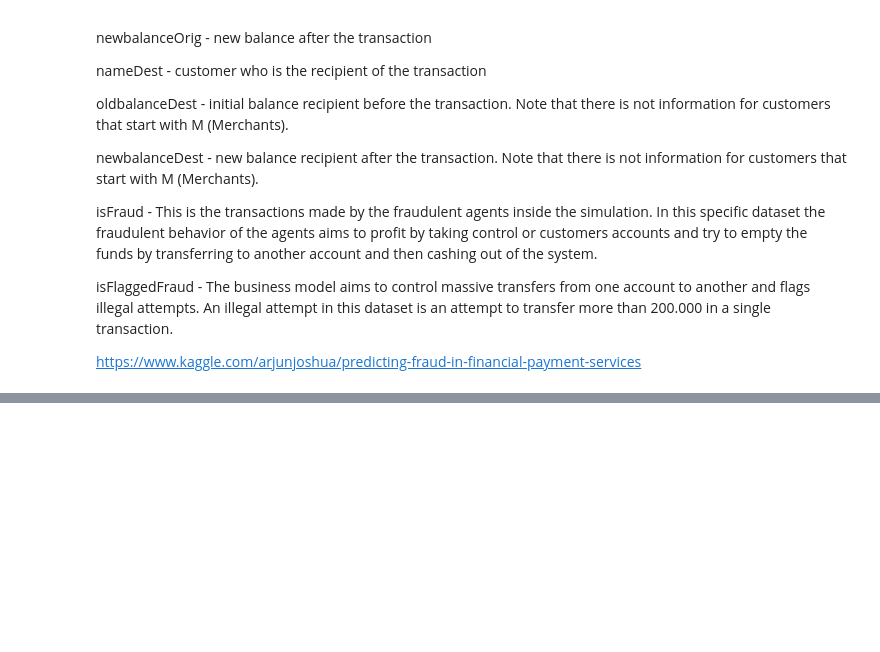
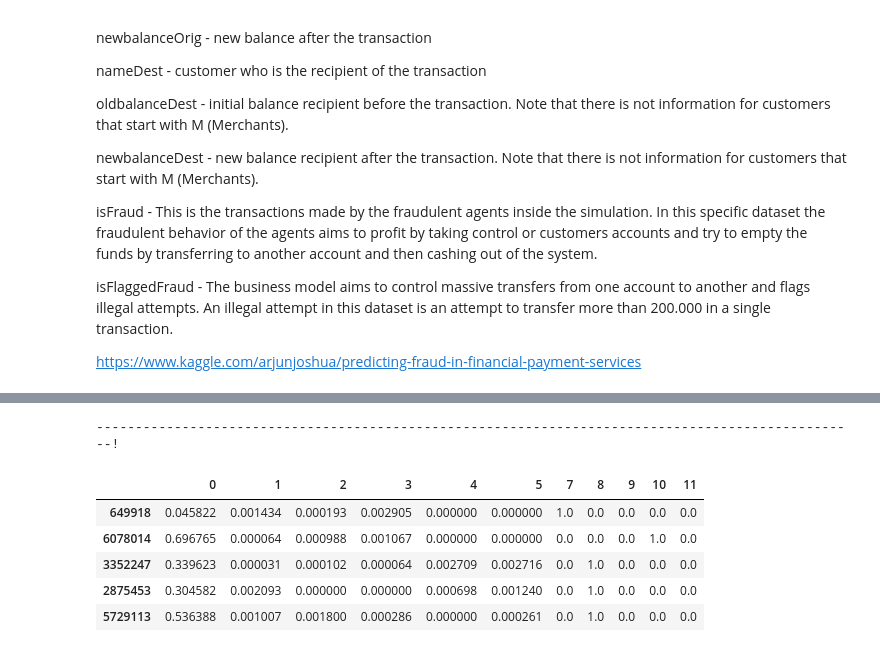
Before and after one commit to aagarwalgit/aws-bankfraud, a Jupyter notebook: Data_Exploration-Copy3.ipynb, the cells around one changed output, grey strips where cells are left out. Cells and saved outputs as stored; diff of their text form; code cells hidden in the pictures; blank space fills up the shorter version.

```diff
--- a/Data_Exploration-Copy3.ipynb
+++ b/Data_Exploration-Copy3.ipynb
@@ -224,0 +190,5 @@ pd.crosstab(index=test_data.iloc[:5000, 0], columns=np.round(predictions), rowna
+# %%
+#Deploying the model to be used
+xgb_predictor = xgb.deploy(initial_instance_count = 1, instance_type = 'ml.m4.xlarge')
+# %% [output]
+--------------------------------------------------------------------------------------------------!
@@ -224,0 +203,11 @@ pd.crosstab(index=test_data.iloc[:5000, 0], columns=np.round(predictions), rowna
+# %%
+test_data.head()
+test_data_new = test_data.drop([6],axis=1)
+test_data_new.head()
+# %% [output]
+|  | 0 | 1 | 2 | 3 | 4 | 5 | 7 | 8 | 9 | 10 | 11 |
+| 649918 | 0.045822 | 0.001434 | 0.000193 | 0.002905 | 0.000000 | 0.000000 | 1.0 | 0.0 | 0.0 | 0.0 | 0.0 |
+| 6078014 | 0.696765 | 0.000064 | 0.000988 | 0.001067 | 0.000000 | 0.000000 | 0.0 | 0.0 | 0.0 | 1.0 | 0.0 |
+| 3352247 | 0.339623 | 0.000031 | 0.000102 | 0.000064 | 0.002709 | 0.002716 | 0.0 | 1.0 | 0.0 | 0.0 | 0.0 |
+| 2875453 | 0.304582 | 0.002093 | 0.000000 | 0.000000 | 0.000698 | 0.001240 | 0.0 | 1.0 | 0.0 | 0.0 | 0.0 |
+| 5729113 | 0.536388 | 0.001007 | 0.001800 | 0.000286 | 0.000000 | 0.000261 | 0.0 | 1.0 | 0.0 | 0.0 | 0.0 |
```
Also changed, not shown: parts of 46 cells of this notebook, 2 other files.
